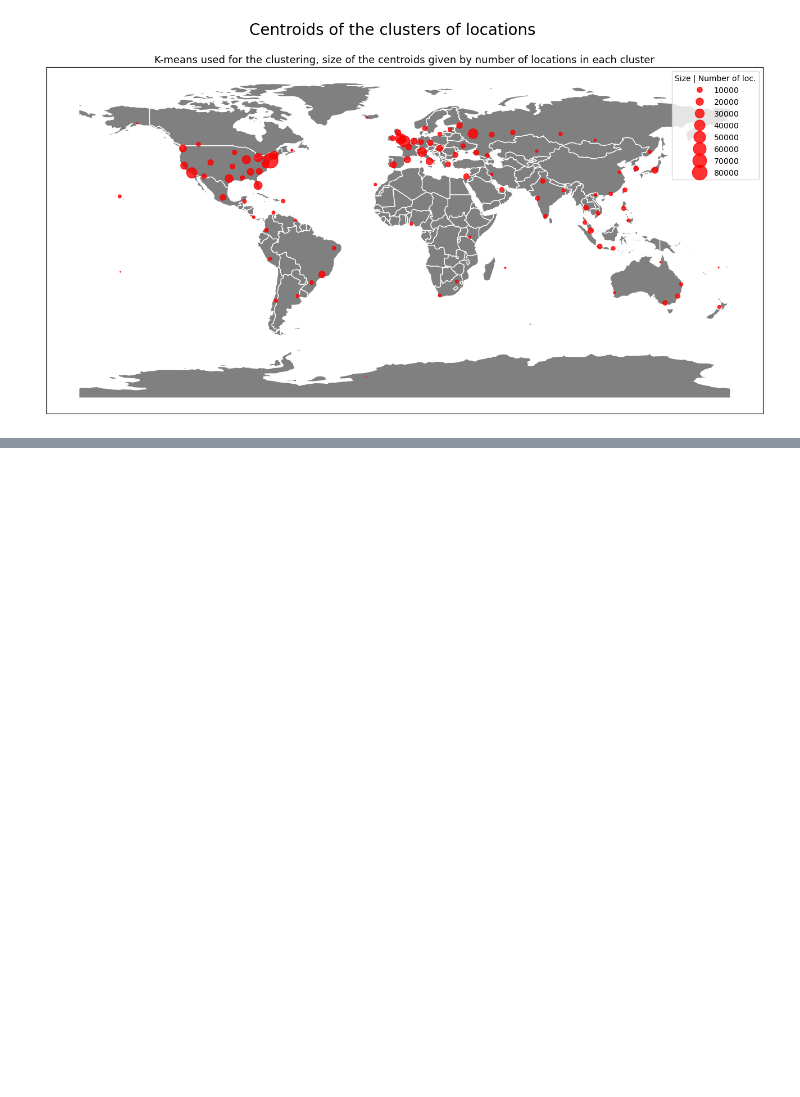
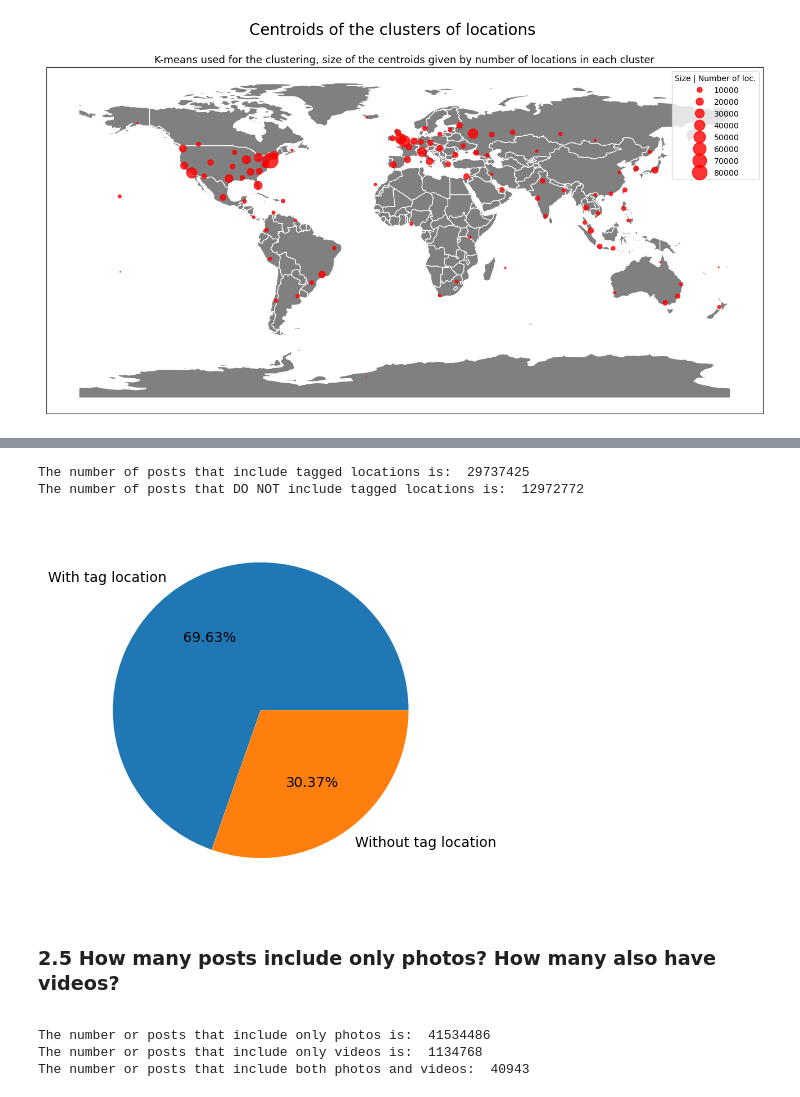
Before and after one commit to sim2000dg/adm_hw2-group30, a Jupyter notebook: Homework2_30thGroup.ipynb, the cells around one changed output, grey strips where cells are left out. Cells and saved outputs as stored; diff of their text form; code cells hidden in the pictures; blank space fills up the shorter version.

```diff
--- a/Homework2_30thGroup.ipynb
+++ b/Homework2_30thGroup.ipynb
@@ -351,0 +448,24 @@ plt.show()
+# %%
+tag_loc = posts[~ posts["location_id"].isna()].shape[0]
+no_tag_loc = posts.shape[0]- tag_loc
+print("The number of posts that include tagged locations is: ",tag_loc)
+print("The number of posts that DO NOT include tagged locations is: ",no_tag_loc)
+y = np.array([tag_loc, no_tag_loc])
+my_labels = ["With tag location", "Without tag location"]
+plt.pie(y,labels = my_labels, autopct='%1.2f%%')
+plt.show()
+# %% [output]
+The number of posts that include tagged locations is:  29737425
+The number of posts that DO NOT include tagged locations is:  12972772
+[figure, added]
+# %% [markdown]
+### 2.5 How many posts include only photos? How many also have videos?
+<a id = "rq2.5"></a>
+# %%
+print("The number or posts that include only photos is: ",posts[posts["post_type"]==1].shape[0])
+print("The number or posts that include only videos is: ",posts[posts["post_type"]==2].shape[0])
+print("The number or posts that include both photos and videos: ",posts[posts["post_type"]==3].shape[0])
+# %% [output]
+The number or posts that include only photos is:  41534486
+The number or posts that include only videos is:  1134768
+The number or posts that include both photos and videos:  40943
```
Also changed, not shown: parts of 51 cells of this notebook, 4 other files.
